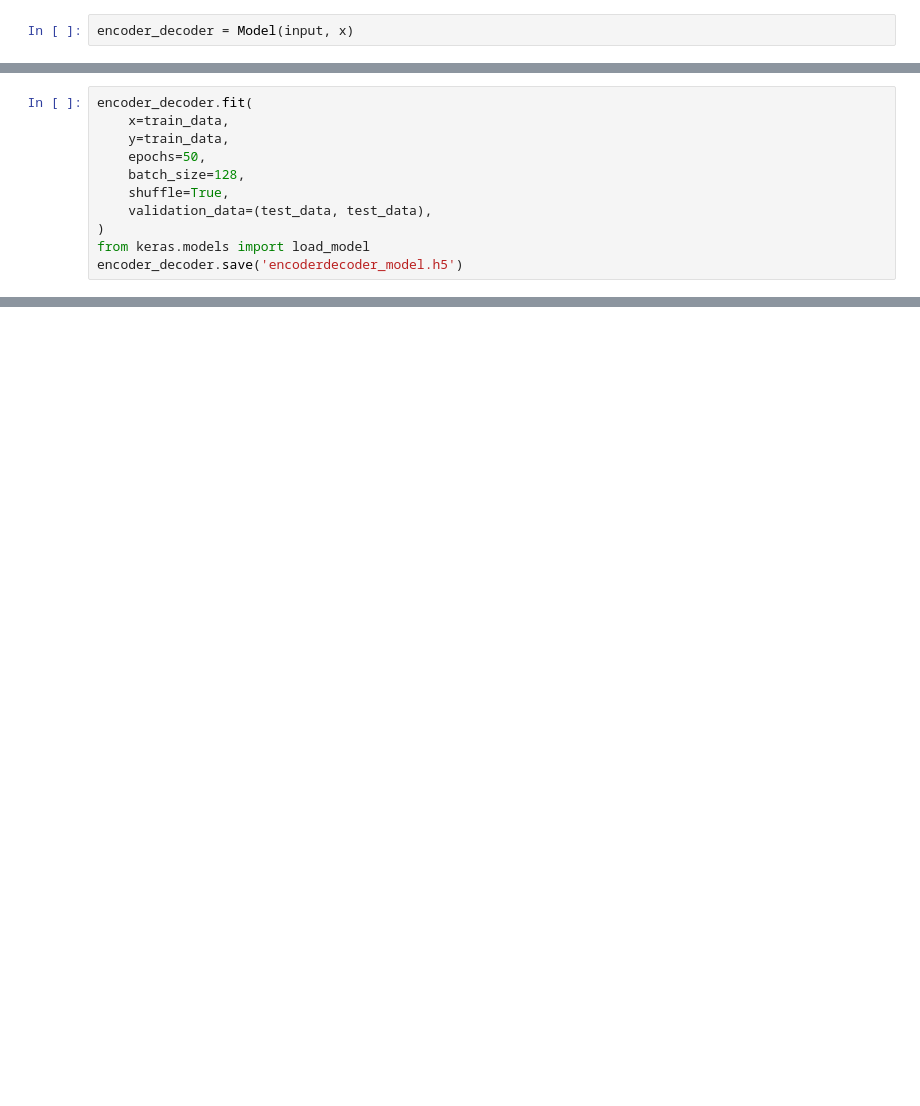
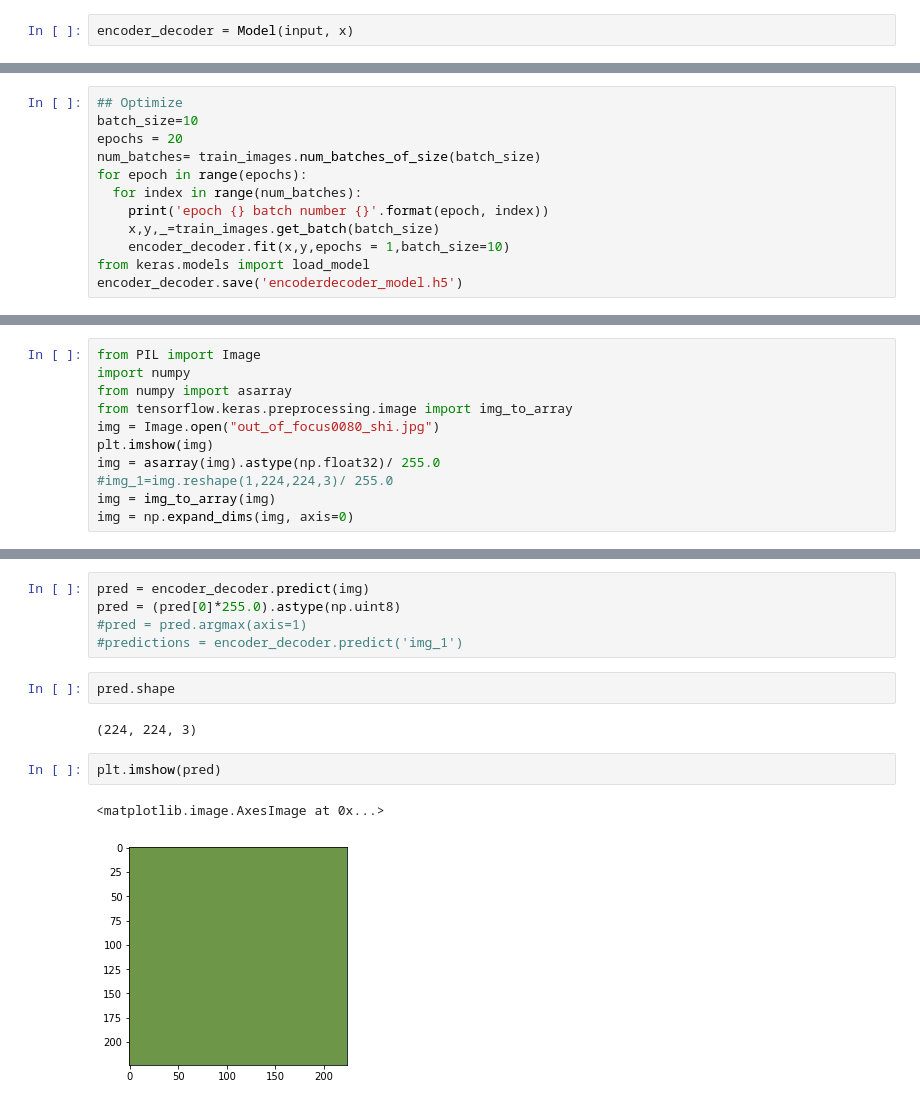
Before and after one commit to MasoudMoeini/Image-blur-detection, a Jupyter notebook: image_blur_detection_with_keras.ipynb, the cells around one changed output, grey strips where cells are left out. Cells and saved outputs as stored; diff of their text form; blank space fills up the shorter version.

```diff
--- a/image_blur_detection_with_keras.ipynb
+++ b/image_blur_detection_with_keras.ipynb
@@ -151,11 +74,12 @@ encoder_decoder.fit(
-# %%
-encoder_decoder.fit(
-    x=train_data,
-    y=train_data,
-    epochs=50,
-    batch_size=128,
-    shuffle=True,
-    validation_data=(test_data, test_data),
-)
-from keras.models import load_model
-encoder_decoder.save('encoderdecoder_model.h5')
+# %%
+## Optimize
+batch_size=10
+epochs = 20
+num_batches= train_images.num_batches_of_size(batch_size)
+for epoch in range(epochs):
+  for index in range(num_batches):
+    print('epoch {} batch number {}'.format(epoch, index))
+    x,y,_=train_images.get_batch(batch_size)
+    encoder_decoder.fit(x,y,epochs = 1,batch_size=10)
+from keras.models import load_model
+encoder_decoder.save('encoderdecoder_model.h5')
@@ -161,0 +104,11 @@ encoder_decoder.save('encoderdecoder_model.h5')
+# %%
+from PIL import Image
+import numpy
+from numpy import asarray
+from tensorflow.keras.preprocessing.image import img_to_array
+img = Image.open("out_of_focus0080_shi.jpg")
+plt.imshow(img)
+img = asarray(img).astype(np.float32)/ 255.0
+#img_1=img.reshape(1,224,224,3)/ 255.0
+img = img_to_array(img)
+img = np.expand_dims(img, axis=0)
@@ -161,0 +117,14 @@ encoder_decoder.save('encoderdecoder_model.h5')
+# %%
+pred = encoder_decoder.predict(img)
+pred = (pred[0]*255.0).astype(np.uint8)
+#pred = pred.argmax(axis=1)
+#predictions = encoder_decoder.predict('img_1')
+# %%
+pred.shape
+# %% [output]
+(224, 224, 3)
+# %%
+plt.imshow(pred)
+# %% [output]
+<matplotlib.image.AxesImage at 0x...>
+[figure, added]
```
Also changed, not shown: parts of 13 cells of this notebook.
